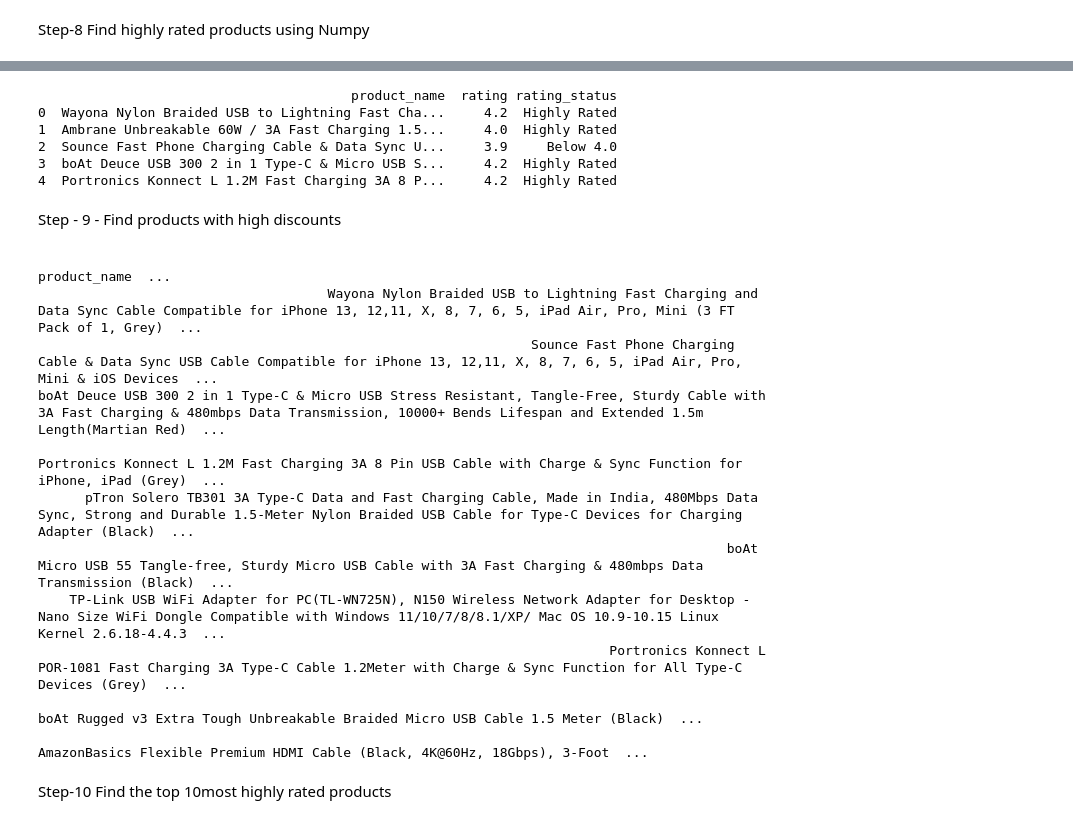
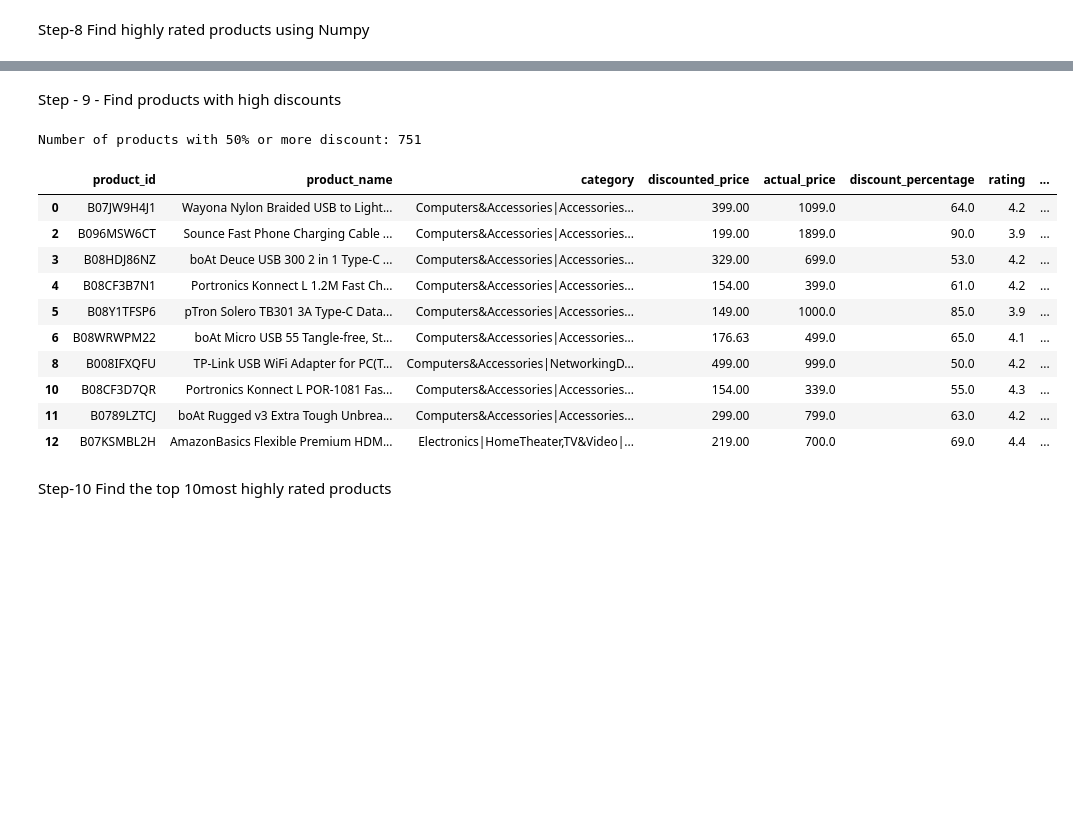
Before and after one commit to NiyatiRaiyani/25AIML060-PYTHON, a Jupyter notebook: Lab-24 .ipynb, the cells around one changed output, grey strips where cells are left out. Drawn from its saved outputs; the diff is of its cells as text; code cells hidden in the pictures; blank space fills up the shorter version.

Commit message:
Implement code changes to enhance functionality and improve performance

```diff
--- a/Lab-24 .ipynb
+++ b/Lab-24 .ipynb
@@ -113,17 +113,16 @@ df['discount_percentage'] = (
     .astype(float)
 )
 
-df['rating_count'] = (
-    df['rating_count']
+df["rating"] = pd.to_numeric(df["rating"], errors="coerce")
+
+df["rating_count"] = (
+    df["rating_count"]
     .astype(str)
-    .str.replace(',', '', regex=False)
-    .astype(float)
+    .str.replace(",", "", regex=False)
+    .replace("nan", np.nan)
 )
+df["rating_count"] = pd.to_numeric(df["rating_count"], errors="coerce")
 
-# Display cleaned numerical columns
-print(df[['product_name',
-          'discounted_price',
-          'actual_price',
-          'discount_percentage',
-          'rating_count']].head().to_string(index=False))
+df[["discounted_price", "actual_price", "discount_percentage",
+    "rating", "rating_count"]].head()
 # %% [output]
@@ -136,10 +135,9 @@ boAt Deuce USB 300 2 in 1 Type-C & Micro USB Stress Resistant, Tangle-Free, Stur
 # %% [markdown]
 Step-6 create a discount amount column
 # %%
-# Calculate the discount amount for each product
-df['discount_amount'] = df['actual_price'] - df['discounted_price']
+df["discount_amount"] = (
+    df["actual_price"] - df["discounted_price"]
+)
 
-# Display the required columns
-print(df[['product_name', 'actual_price',
-          'discounted_price', 'discount_amount']].head().to_string(index=False))
+df[["product_name", "actual_price", "discounted_price", "discount_amount"]].head()
 # %% [output]
@@ -202,39 +188,25 @@ Highly Rated Products (Rating >= 4.5)
-# %%
-import numpy as np
-df["rating_status"] = np.where(
-    df["rating"] >= 4.0,
-    "Highly Rated",
-    "Below 4.0"
-)
-
-print(df[["product_name", "rating", "rating_status"]].head())
-# %% [output]
-                                        product_name  rating rating_status
-0  Wayona Nylon Braided USB to Lightning Fast Cha...     4.2  Highly Rated
-1  Ambrane Unbreakable 60W / 3A Fast Charging 1.5...     4.0  Highly Rated
-2  Sounce Fast Phone Charging Cable & Data Sync U...     3.9     Below 4.0
-3  boAt Deuce USB 300 2 in 1 Type-C & Micro USB S...     4.2  Highly Rated
-4  Portronics Konnect L 1.2M Fast Charging 3A 8 P...     4.2  Highly Rated
 # %% [markdown]
 Step - 9 - Find products with high discounts
 # %%
 high_discount = df[df["discount_percentage"] >= 50]
 
-print(high_discount[
-    ["product_name", "actual_price", "discounted_price", "discount_percentage"]
-].head(10).to_string(index=False))
+print("Number of products with 50% or more discount:",
+      len(high_discount))
+
+high_discount.head(10)
 # %% [output]
-                                                                                                                                                                                           product_name  ...
-                                     Wayona Nylon Braided USB to Lightning Fast Charging and Data Sync Cable Compatible for iPhone 13, 12,11, X, 8, 7, 6, 5, iPad Air, Pro, Mini (3 FT Pack of 1, Grey)  ...
-                                                               Sounce Fast Phone Charging Cable & Data Sync USB Cable Compatible for iPhone 13, 12,11, X, 8, 7, 6, 5, iPad Air, Pro, Mini & iOS Devices  ...
-boAt Deuce USB 300 2 in 1 Type-C & Micro USB Stress Resistant, Tangle-Free, Sturdy Cable with 3A Fast Charging & 480mbps Data Transmission, 10000+ Bends Lifespan and Extended 1.5m Length(Martian Red)  ...
-                                                                                         Portronics Konnect L 1.2M Fast Charging 3A 8 Pin USB Cable with Charge & Sync Function for iPhone, iPad (Grey)  ...
-      pTron Solero TB301 3A Type-C Data and Fast Charging Cable, Made in India, 480Mbps Data Sync, Strong and Durable 1.5-Meter Nylon Braided USB Cable for Type-C Devices for Charging Adapter (Black)  ...
-                                                                                        boAt Micro USB 55 Tangle-free, Sturdy Micro USB Cable with 3A Fast Charging & 480mbps Data Transmission (Black)  ...
-    TP-Link USB WiFi Adapter for PC(TL-WN725N), N150 Wireless Network Adapter for Desktop - Nano Size WiFi Dongle Compatible with Windows 11/10/7/8/8.1/XP/ Mac OS 10.9-10.15 Linux Kernel 2.6.18-4.4.3  ...
-                                                                         Portronics Konnect L POR-1081 Fast Charging 3A Type-C Cable 1.2Meter with Charge & Sync Function for All Type-C Devices (Grey)  ...
-                                                                                                                       boAt Rugged v3 Extra Tough Unbreakable Braided Micro USB Cable 1.5 Meter (Black)  ...
-                                                                                                                              AmazonBasics Flexible Premium HDMI Cable (Black, 4K@60Hz, 18Gbps), 3-Foot  ...
+Number of products with 50% or more discount: 751
+|  | product_id | product_name | category | discounted_price | actual_price | discount_percentage | rating | ... |
+| 0 | B07JW9H4J1 | Wayona Nylon Braided USB to Light... | Computers&Accessories|Accessories... | 399.00 | 1099.0 | 64.0 | 4.2 | ... |
+| 2 | B096MSW6CT | Sounce Fast Phone Charging Cable ... | Computers&Accessories|Accessories... | 199.00 | 1899.0 | 90.0 | 3.9 | ... |
+| 3 | B08HDJ86NZ | boAt Deuce USB 300 2 in 1 Type-C ... | Computers&Accessories|Accessories... | 329.00 | 699.0 | 53.0 | 4.2 | ... |
+| 4 | B08CF3B7N1 | Portronics Konnect L 1.2M Fast Ch... | Computers&Accessories|Accessories... | 154.00 | 399.0 | 61.0 | 4.2 | ... |
+| 5 | B08Y1TFSP6 | pTron Solero TB301 3A Type-C Data... | Computers&Accessories|Accessories... | 149.00 | 1000.0 | 85.0 | 3.9 | ... |
+| 6 | B08WRWPM22 | boAt Micro USB 55 Tangle-free, St... | Computers&Accessories|Accessories... | 176.63 | 499.0 | 65.0 | 4.1 | ... |
+| 8 | B008IFXQFU | TP-Link USB WiFi Adapter for PC(T... | Computers&Accessories|NetworkingD... | 499.00 | 999.0 | 50.0 | 4.2 | ... |
+| 10 | B08CF3D7QR | Portronics Konnect L POR-1081 Fas... | Computers&Accessories|Accessories... | 154.00 | 339.0 | 55.0 | 4.3 | ... |
+| 11 | B0789LZTCJ | boAt Rugged v3 Extra Tough Unbrea... | Computers&Accessories|Accessories... | 299.00 | 799.0 | 63.0 | 4.2 | ... |
+| 12 | B07KSMBL2H | AmazonBasics Flexible Premium HDM... | Electronics|HomeTheater,TV&Video|... | 219.00 | 700.0 | 69.0 | 4.4 | ... |
 # %% [markdown]
 Step-10 Find the top 10most highly rated products
 # %%
```
Also changed, not shown: parts of 17 cells of this notebook.
